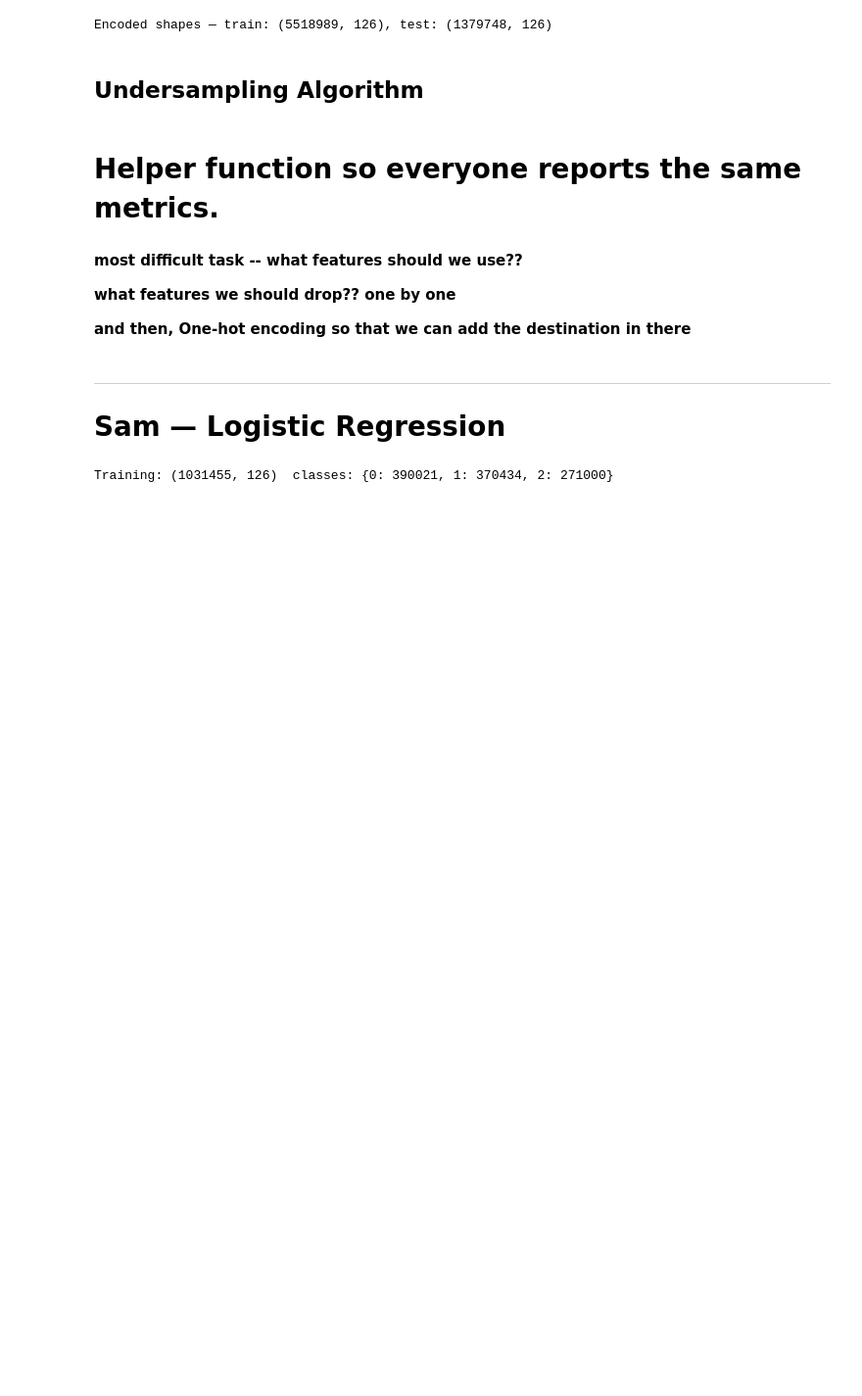
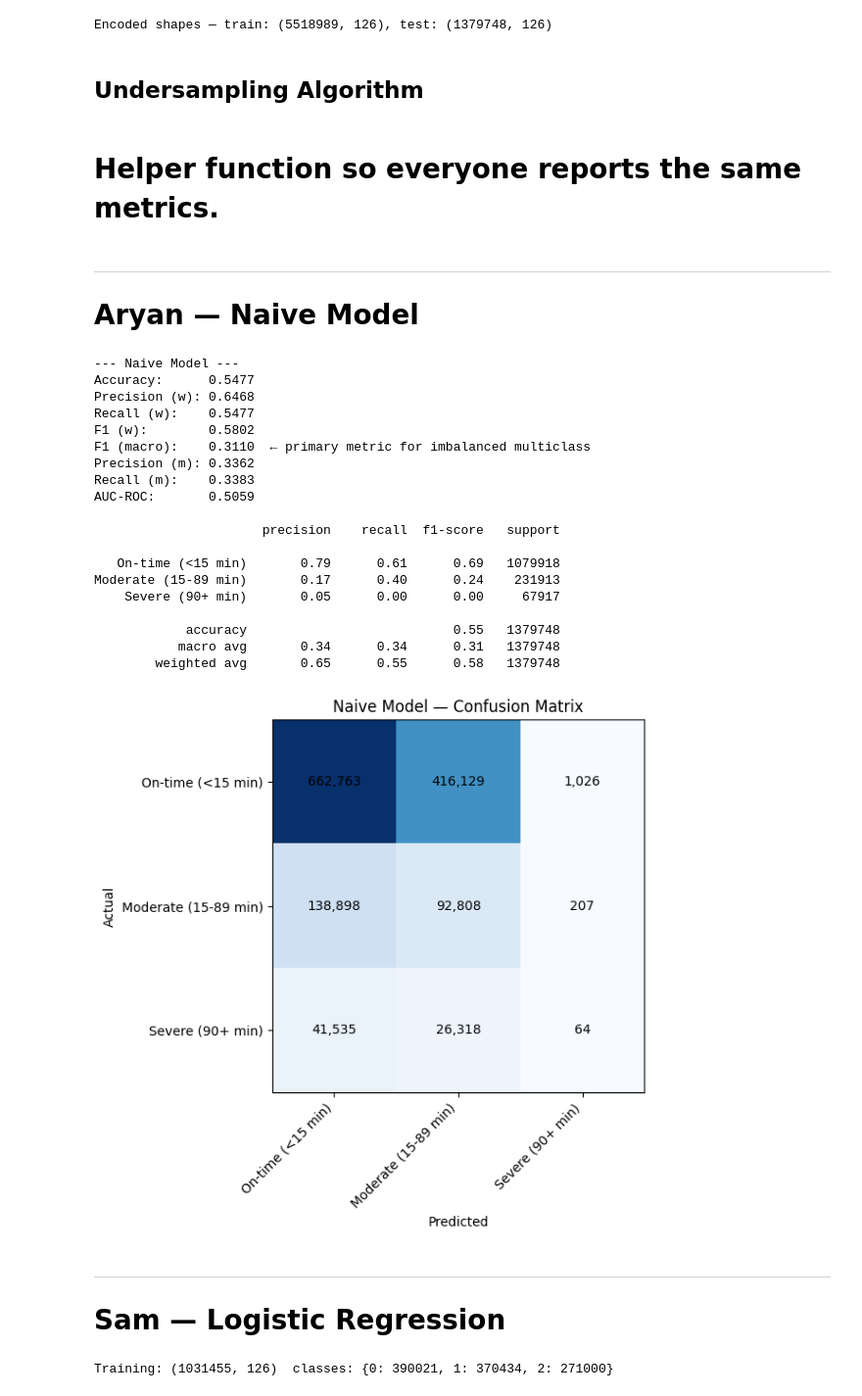
Before and after one commit to dennisous/STT811-Project, a Jupyter notebook: model_analysis.ipynb, the cells around one changed output. Shown at 98% size. Saved outputs shown, nothing was run; the diff lists cells and outputs as text; code cells hidden in the pictures; blank space fills up the shorter version.

```diff
--- a/model_analysis.ipynb
+++ b/model_analysis.ipynb
@@ -223,9 +220,45 @@ results = []
-# %% [markdown]
-**most difficult task -- what features should we use??**
-
-**what features we should drop?? one by one**
-
-**and then, One-hot encoding so that we can add the destination in there**
+# %% [markdown]
+---
+# Aryan — Naive Model
+# %%
+class SimpleNaiveModel:
+    def predict(self, X):
+        feature = X[:, 0]
+        pred = np.zeros(X.shape[0], dtype=int)
+        pred[(feature >= 0.3) & (feature < 0.7)] = 1
+        pred[feature >= 0.7] = 2
+        return pred
+
+    def predict_proba(self, X):
+        pred = self.predict(X)
+        proba = np.zeros((X.shape[0], 3))
+        # Set predicted class to 1.0, others to 0.0
+        proba[np.arange(X.shape[0]), pred] = 1.0
+        return proba
+
+naive_model = SimpleNaiveModel()
+results.append(evaluate('Naive Model', naive_model, X_test_preprocessed, y_test))
+# %% [output]
+--- Naive Model ---
+Accuracy:      0.5477
+Precision (w): 0.6468
+Recall (w):    0.5477
+F1 (w):        0.5802
+F1 (macro):    0.3110  ← primary metric for imbalanced multiclass
+Precision (m): 0.3362
+Recall (m):    0.3383
+AUC-ROC:       0.5059
+
+                      precision    recall  f1-score   support
+
+   On-time (<15 min)       0.79      0.61      0.69   1079918
+Moderate (15-89 min)       0.17      0.40      0.24    231913
+    Severe (90+ min)       0.05      0.00      0.00     67917
+
+            accuracy                           0.55   1379748
+           macro avg       0.34      0.34      0.31   1379748
+        weighted avg       0.65      0.55      0.58   1379748
+[figure, added]
 # %% [markdown]
 ---
 # Sam — Logistic Regression
```
Also changed, not shown: parts of 14 cells of this notebook.
